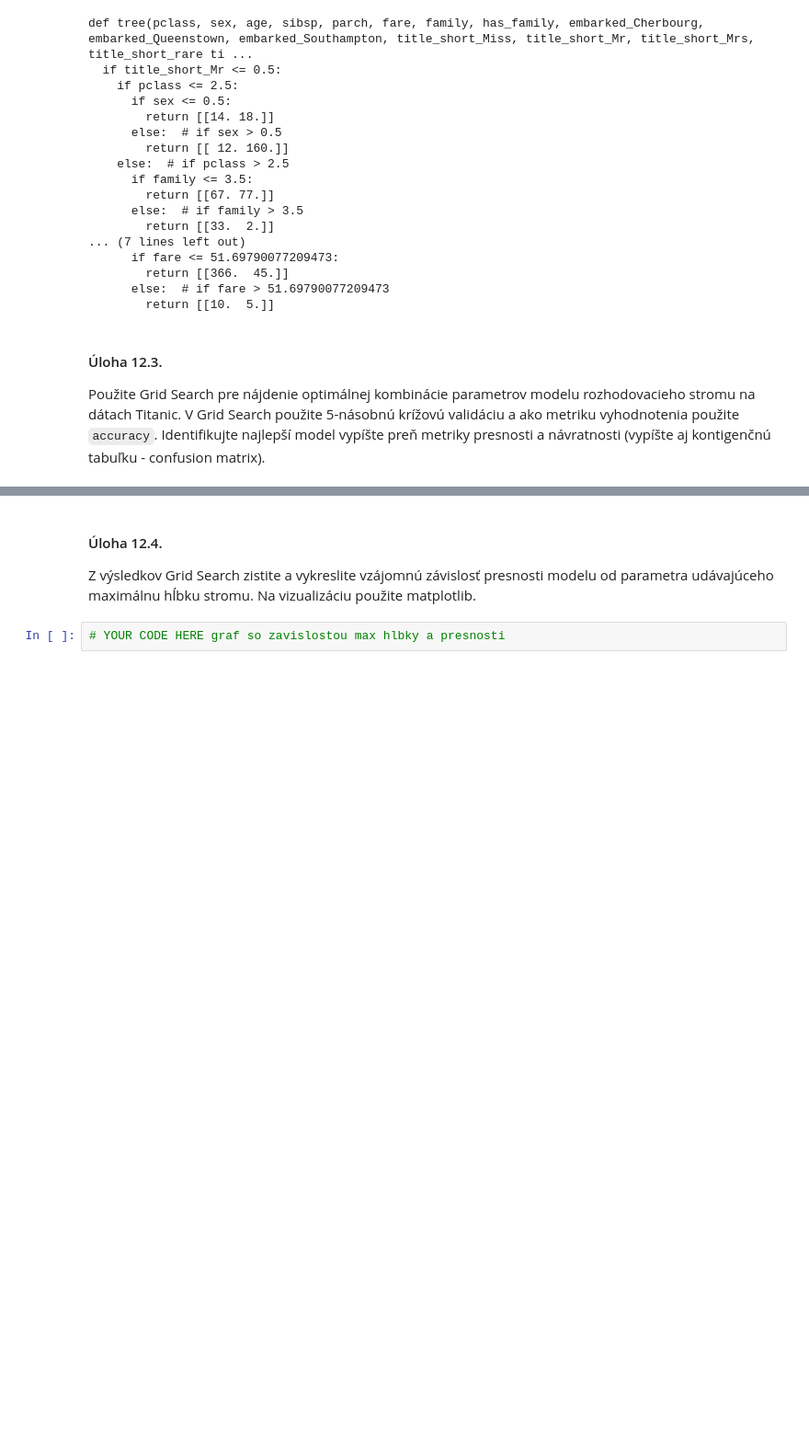
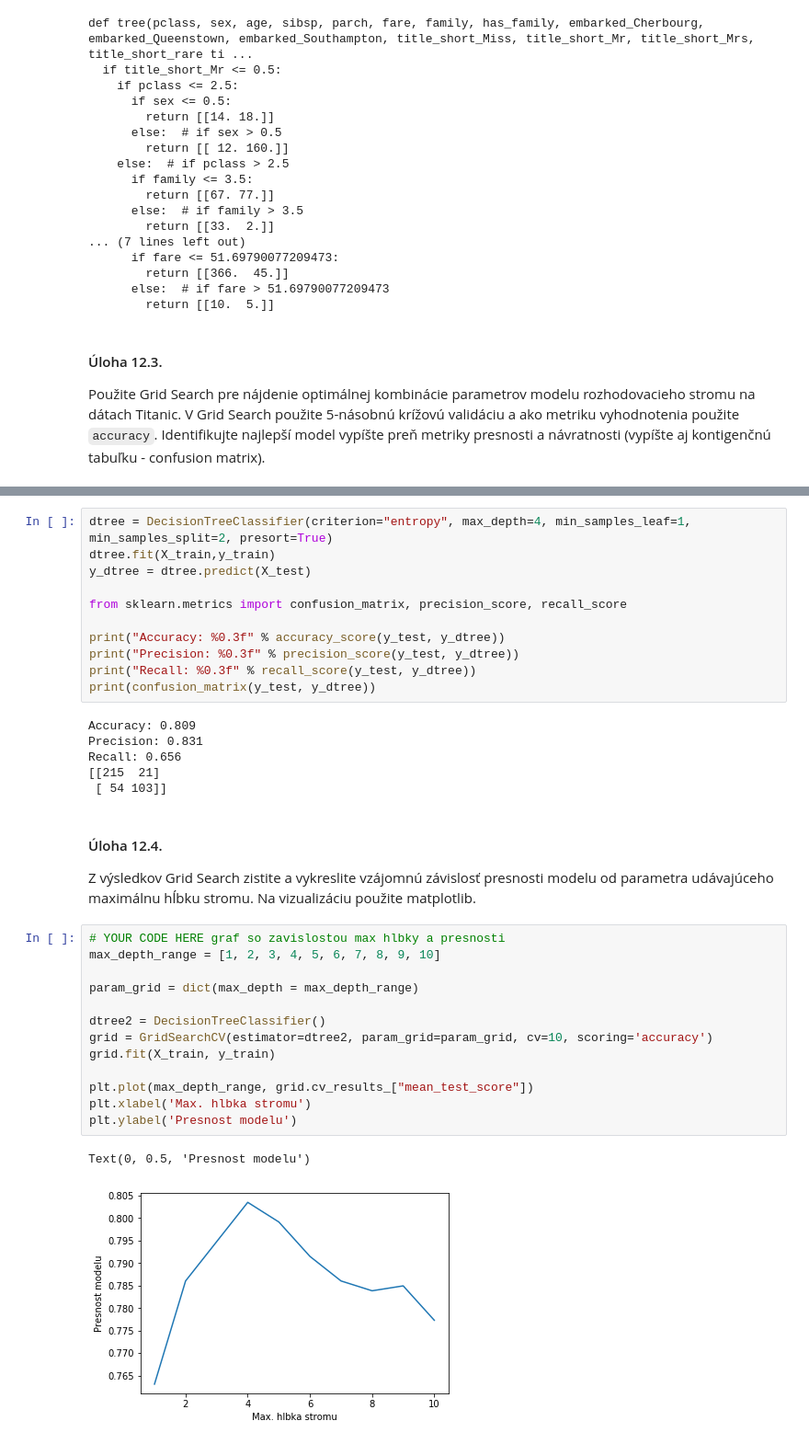
Before and after one commit to Konkolova/WDA, a Jupyter notebook: 12/notebooks/decision_trees.ipynb, the cells around one changed output, grey strips where cells are left out. Shown at 92% size. Drawn from its saved outputs; the diff is of its cells as text; blank space fills up the shorter version.

```diff
--- a/12/notebooks/decision_trees.ipynb
+++ b/12/notebooks/decision_trees.ipynb
@@ -166,6 +194,37 @@ Použite Grid Search pre nájdenie optimálnej kombinácie parametrov modelu roz
+# %%
+dtree = DecisionTreeClassifier(criterion="entropy", max_depth=4, min_samples_leaf=1, min_samples_split=2, presort=True)
+dtree.fit(X_train,y_train)
+y_dtree = dtree.predict(X_test)
+
+from sklearn.metrics import confusion_matrix, precision_score, recall_score
+
+print("Accuracy: %0.3f" % accuracy_score(y_test, y_dtree))
+print("Precision: %0.3f" % precision_score(y_test, y_dtree))
+print("Recall: %0.3f" % recall_score(y_test, y_dtree))
+print(confusion_matrix(y_test, y_dtree))
+# %% [output]
+Accuracy: 0.809
+Precision: 0.831
+Recall: 0.656
+[[215  21]
+ [ 54 103]]
 # %% [markdown]
 #### Úloha 12.4.
 
 Z výsledkov Grid Search zistite a vykreslite vzájomnú závislosť presnosti modelu od parametra udávajúceho maximálnu hĺbku stromu. Na vizualizáciu použite matplotlib.
-# %%
-# YOUR CODE HERE graf so zavislostou max hlbky a presnosti
+# %%
+# YOUR CODE HERE graf so zavislostou max hlbky a presnosti
+max_depth_range = [1, 2, 3, 4, 5, 6, 7, 8, 9, 10]
+
+param_grid = dict(max_depth = max_depth_range)
+
+dtree2 = DecisionTreeClassifier()
+grid = GridSearchCV(estimator=dtree2, param_grid=param_grid, cv=10, scoring='accuracy')
+grid.fit(X_train, y_train)
+
+plt.plot(max_depth_range, grid.cv_results_["mean_test_score"])
+plt.xlabel('Max. hlbka stromu')
+plt.ylabel('Presnost modelu')
+# %% [output]
+Text(0, 0.5, 'Presnost modelu')
+[figure, added]
```
Also changed, not shown: parts of 2 cells of this notebook, 2 other files.
